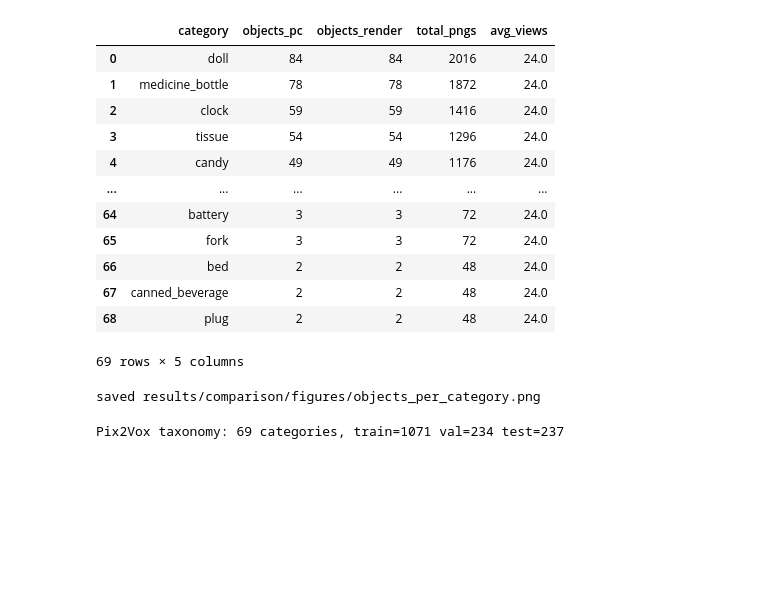
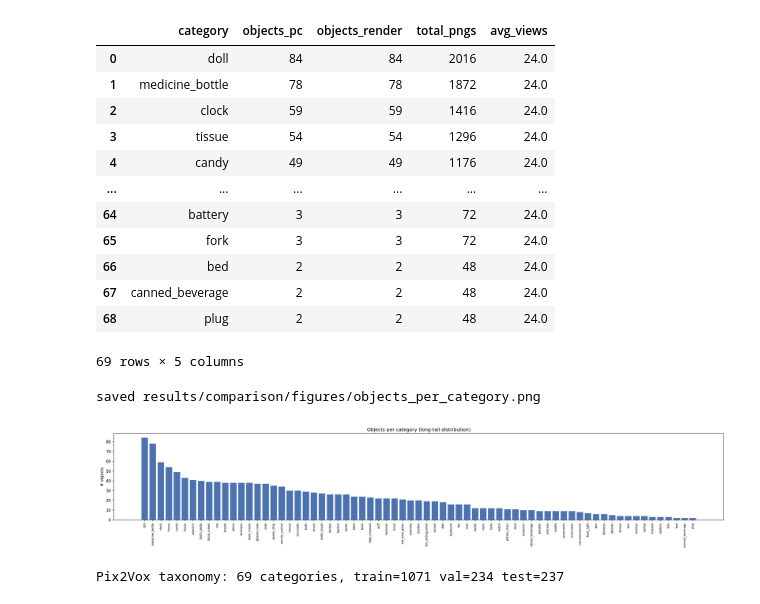
Before and after one commit to NoureldinAbdelrahman/home-omni3d, a Jupyter notebook: notebooks/dataset_analysis.ipynb, the cells around one changed output. Saved outputs shown, nothing was run; the diff lists cells and outputs as text; code cells hidden in the pictures; blank space fills up the shorter version.

```diff
--- a/notebooks/dataset_analysis.ipynb
+++ b/notebooks/dataset_analysis.ipynb
@@ -42,6 +42,12 @@ FIGDIR.mkdir(parents=True, exist_ok=True)
 PIX2VOX_TAX = ROOT / "Pix2Vox" / "datasets" / "OmniObject3D" / "OmniObject3D.json"
 ATLASNET_TAX = ROOT / "AtlasNet" / "dataset" / "data" / "taxonomy.json"
 
+sys.path.insert(0, str(ROOT))
+try:
+    import plotting
+except ImportError:
+    plotting = None
+
 print("project root :", ROOT)
 print("dataset dir  :", DATASET, "| exists:", DATASET.is_dir())
 print("results dir  :", RESULTS, "| exists:", RESULTS.is_dir())
@@ -128,19 +134,20 @@ long-tail: max=84 (doll), min=2 (plug), median=20.0
 # %%
 if df is not None and len(df):
     fig, ax = plt.subplots(figsize=(max(8, len(df) * 0.32), 4.5))
     ax.bar(df["category"], df["objects_pc"], color="#4C72B0")
     ax.set_title("Objects per category (long-tail distribution)")
     ax.set_ylabel("# objects")
     ax.tick_params(axis="x", rotation=90, labelsize=7)
     fig.tight_layout()
     out = FIGDIR / "objects_per_category.png"
     fig.savefig(out, dpi=150)
     print("saved", out.relative_to(ROOT))
-    plt.show()
+    plotting.show_saved(out)
 else:
     print("no data to plot")
 # %% [output]
 saved results/comparison/figures/objects_per_category.png
+[figure, added]
 # %%
 def read_taxonomy(path: Path, id_key: str):
     if not path.is_file():
```
Also changed, not shown: parts of 2 cells of this notebook, 1 other file.
